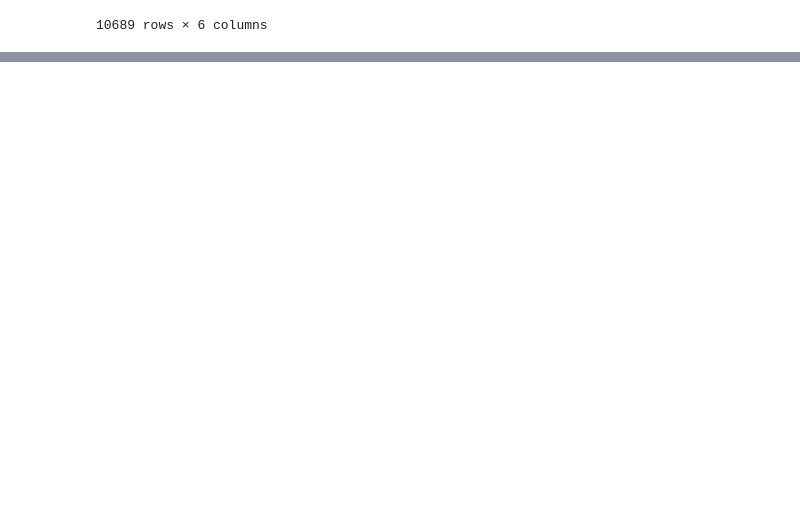
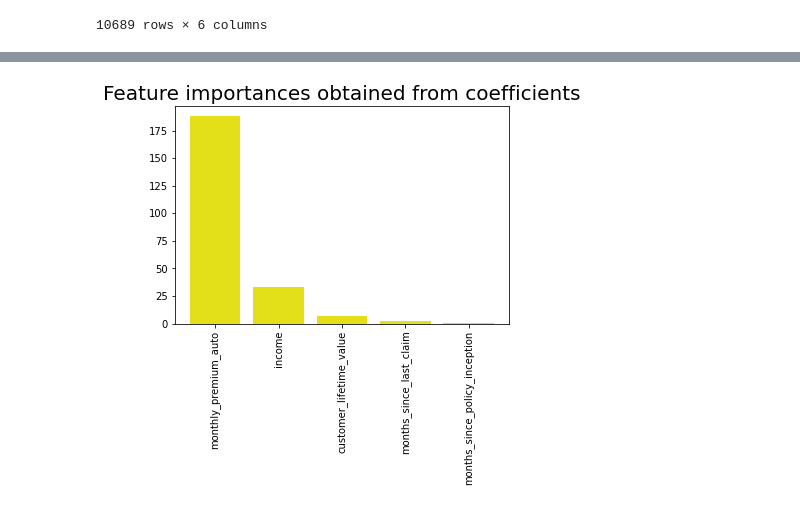
Before and after one commit to BarbaraZV/IHLabs_BV, a Jupyter notebook: Week4/Machine Learning/Modeling_Customer_1.ipynb, the cells around one changed output, grey strips where cells are left out. Saved outputs shown, nothing was run; the diff lists cells and outputs as text; code cells hidden in the pictures; blank space fills up the shorter version.

```diff
--- a/Week4/Machine Learning/Modeling_Customer_1.ipynb
+++ b/Week4/Machine Learning/Modeling_Customer_1.ipynb
@@ -301,0 +329,5 @@ AttributeError: 'AxesSubplot' object has no attribute 'df_num'
+# %%
+#fit is to find the right parameters for the z function (in this case mean and standard deviation)
+std_scaler = StandardScaler().fit(X_train)   ##. finding the parameters ( mean, variance from the training set )
+#transform function compute the result for z function.
+X_train_scaled=std_scaler.transform(X_train)
@@ -301,0 +365,3 @@ AttributeError: 'AxesSubplot' object has no attribute 'df_num'
+# %%
+model=LinearRegression()    # model
+model.fit(X_train_scaled, y_train)   # model train
@@ -301,0 +552,6 @@ AttributeError: 'AxesSubplot' object has no attribute 'df_num'
+# %%
+features_importances = pd.DataFrame(data={
+    'Attribute': X_train.columns,
+    'Importance': abs(model.coef_)
+})
+features_importances = features_importances.sort_values(by='Importance', ascending=False)
@@ -301,0 +567,7 @@ AttributeError: 'AxesSubplot' object has no attribute 'df_num'
+# %%
+plt.bar(x=features_importances['Attribute'], height=features_importances['Importance'], color='#e3e019')
+plt.title('Feature importances obtained from coefficients', size=20)
+plt.xticks(rotation='vertical')
+plt.show()
+# %% [output]
+[figure, added]
```
Also changed, not shown: parts of 53 cells of this notebook, 2 other files.
